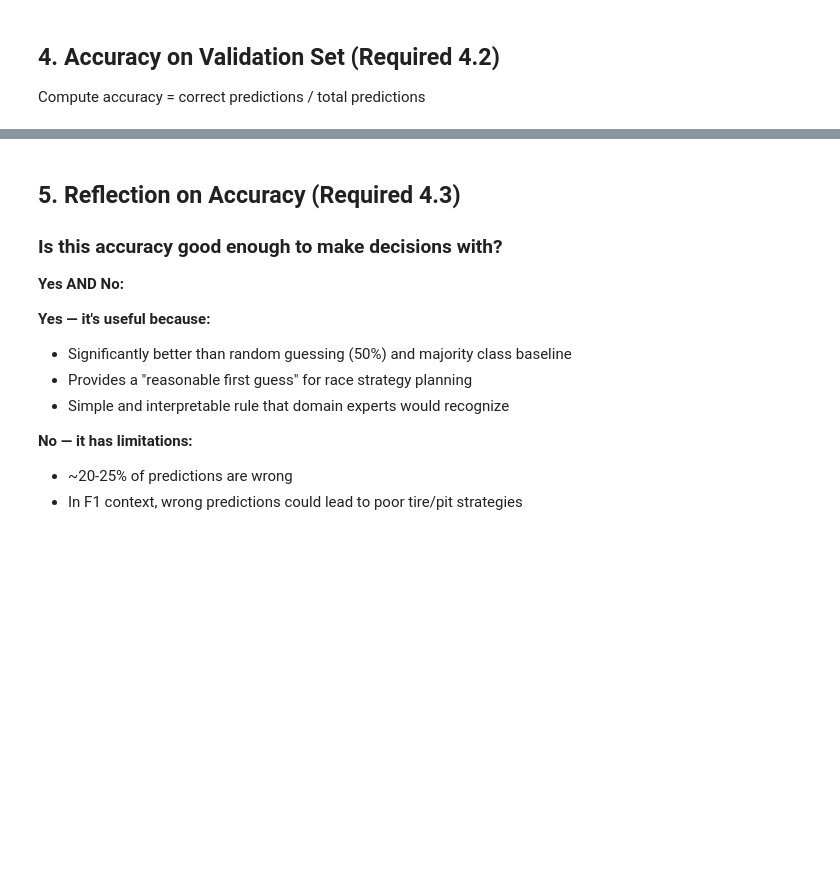
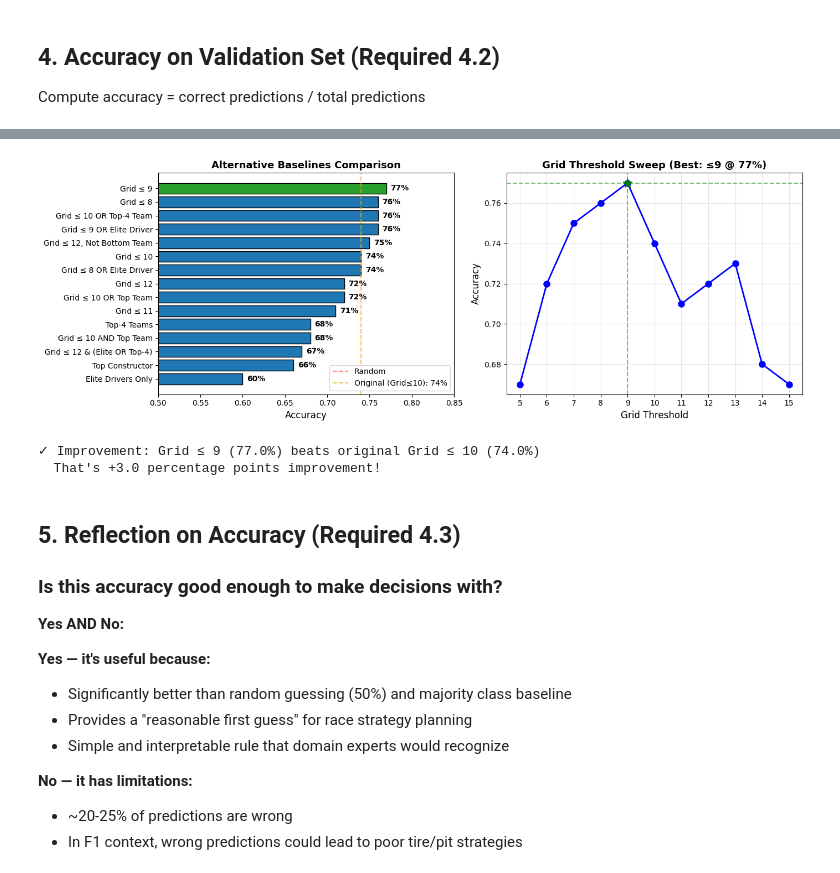
Before and after one commit to EnUnPartyson/iit414w-lab01, a Jupyter notebook: baseline.ipynb, the cells around one changed output, grey strips where cells are left out. Drawn from its saved outputs; the diff is of its cells as text; code cells hidden in the pictures; blank space fills up the shorter version.

```diff
--- a/baseline.ipynb
+++ b/baseline.ipynb
@@ -138,3 +328,49 @@ print('=' * 60)
+# %%
+# ── Visualization: Baseline Comparison ────────────────────────────────
+fig, axes = plt.subplots(1, 2, figsize=(14, 5))
+
+# Left: All baselines bar chart
+sorted_results = results_df.sort_values('Accuracy', ascending=True)
+colors = ['#2ca02c' if acc == sorted_results['Accuracy'].max() else '#1f77b4'
+          for acc in sorted_results['Accuracy']]
+bars = axes[0].barh(sorted_results['Heuristic'], sorted_results['Accuracy'], color=colors, edgecolor='black')
+axes[0].axvline(x=0.5, color='red', linestyle='--', alpha=0.5, label='Random')
+axes[0].axvline(x=accuracy, color='orange', linestyle='--', alpha=0.7, label=f'Original (Grid≤10): {accuracy:.0%}')
+axes[0].set_xlabel('Accuracy', fontsize=12)
+axes[0].set_xlim(0.5, 0.85)
+axes[0].set_title('Alternative Baselines Comparison', fontsize=13, fontweight='bold')
+axes[0].legend(loc='lower right')
+for bar, acc in zip(bars, sorted_results['Accuracy']):
+    axes[0].text(acc + 0.005, bar.get_y() + bar.get_height()/2, f'{acc:.0%}',
+                 va='center', fontsize=10, fontweight='bold')
+
+# Right: Grid threshold sweep
+thresholds = list(range(5, 16))
+accuracies = []
+for t in thresholds:
+    pred = (df_val['grid'] <= t).astype(int)
+    accuracies.append((pred == df_val['top10']).mean())
+
+axes[1].plot(thresholds, accuracies, 'bo-', linewidth=2, markersize=8)
+axes[1].axhline(y=max(accuracies), color='green', linestyle='--', alpha=0.5)
+best_threshold = thresholds[accuracies.index(max(accuracies))]
+axes[1].axvline(x=best_threshold, color='green', linestyle='--', alpha=0.5)
+axes[1].scatter([best_threshold], [max(accuracies)], color='green', s=150, zorder=5, marker='*')
+axes[1].set_xlabel('Grid Threshold', fontsize=12)
+axes[1].set_ylabel('Accuracy', fontsize=12)
+axes[1].set_title(f'Grid Threshold Sweep (Best: ≤{best_threshold} @ {max(accuracies):.0%})', fontsize=13, fontweight='bold')
+axes[1].set_xticks(thresholds)
+axes[1].grid(True, alpha=0.3)
+
+plt.tight_layout()
+plt.show()
+
+print(f'\n✓ Improvement: Grid ≤ 9 ({max(accuracies):.1%}) beats original Grid ≤ 10 ({accuracy:.1%})')
+print(f'  That\'s +{(max(accuracies) - accuracy) * 100:.1f} percentage points improvement!')
+# %% [output]
+[figure, added]
+✓ Improvement: Grid ≤ 9 (77.0%) beats original Grid ≤ 10 (74.0%)
+  That's +3.0 percentage points improvement!
 # %% [markdown]
 ## 5. Reflection on Accuracy (Required 4.3)
 
```
Also changed, not shown: parts of 7 cells of this notebook, 1 other file.
